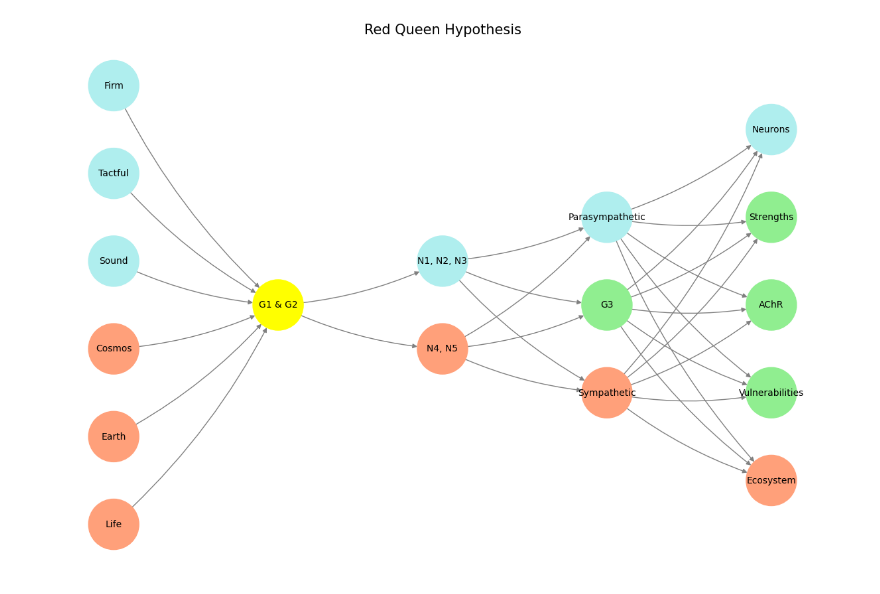
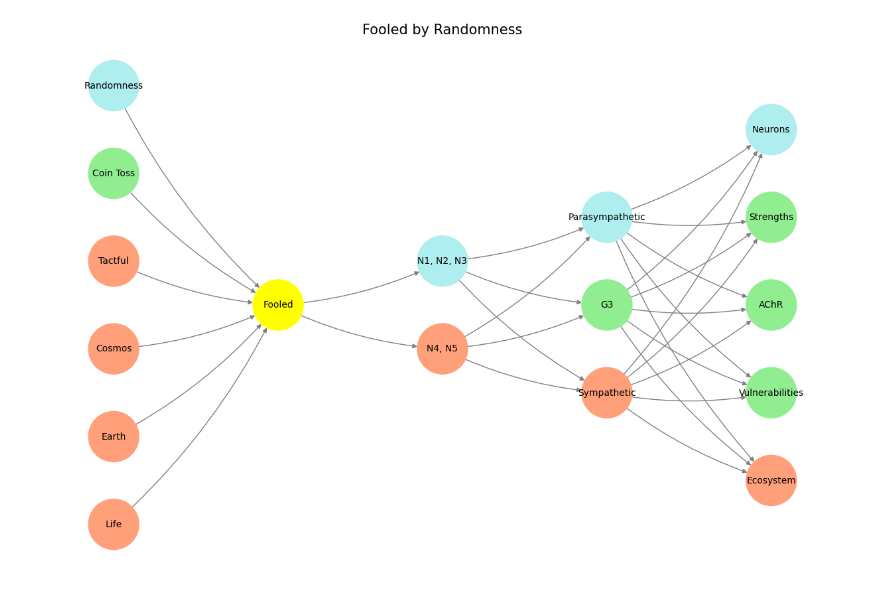
Before and after one commit to abikesa/digital, a Jupyter notebook: kitabo/ensi/_build/jupyter_execute/act1/chapter1.ipynb, the cells around one changed output. Cells and saved outputs as stored; diff of their text form; code cells hidden in the pictures.

Commit message:
fooled by randomness

```diff
--- a/kitabo/ensi/_build/jupyter_execute/act1/chapter1.ipynb
+++ b/kitabo/ensi/_build/jupyter_execute/act1/chapter1.ipynb
@@ -42,8 +44,8 @@ import networkx as nx
 # Define the neural network structure; modified to align with "Aprés Moi, Le Déluge" (i.e. Je suis AlexNet)
 def define_layers():
     return {
-        'Pre-Input/CudAlexnet': ['Life', 'Earth', 'Cosmos', 'Sound', 'Tactful', 'Firm'],
-        'Yellowstone/SensoryAI': ['G1 & G2'],
+        'Pre-Input/CudAlexnet': ['Life', 'Earth', 'Cosmos', 'Tactful', 'Coin Toss', 'Randomness'],
+        'Yellowstone/SensoryAI': ['Fooled'],
         'Input/AgenticAI': ['N4, N5', 'N1, N2, N3'],
         'Hidden/GenerativeAI': ['Sympathetic', 'G3', 'Parasympathetic'],
         'Output/PhysicalAI': ['Ecosystem', 'Vulnerabilities', 'AChR', 'Strengths', 'Neurons']
@@ -51,10 +53,12 @@ def define_layers():
 
 # Assign colors to nodes
 def assign_colors(node, layer):
-    if node == 'G1 & G2':
+    if node == 'Fooled':
         return 'yellow'
-    if layer == 'Pre-Input/CudAlexnet' and node in ['Sound', 'Tactful', 'Firm']:
+    if layer == 'Pre-Input/CudAlexnet' and node in ['Randomness']:
         return 'paleturquoise'
+    if layer == 'Pre-Input/CudAlexnet' and node in ['Coin Toss']:
+        return 'lightgreen'
     elif layer == 'Input/AgenticAI' and node == 'N1, N2, N3':
         return 'paleturquoise'
     elif layer == 'Hidden/GenerativeAI':
@@ -88,32 +92,32 @@ def visualize_nn():
     center_x = 0  # Align nodes horizontally
 
     # Add nodes and assign positions
     for i, (layer_name, nodes) in enumerate(layers.items()):
         y_positions = calculate_positions(nodes, center_x, offset=-len(layers) + i + 1)
         for node, position in zip(nodes, y_positions):
             G.add_node(node, layer=layer_name)
             pos[node] = position
             node_colors.append(assign_colors(node, layer_name))
 
     # Add edges (without weights)
     for layer_pair in [
         ('Pre-Input/CudAlexnet', 'Yellowstone/SensoryAI'), ('Yellowstone/SensoryAI', 'Input/AgenticAI'), ('Input/AgenticAI', 'Hidden/GenerativeAI'), ('Hidden/GenerativeAI', 'Output/PhysicalAI')
     ]:
         source_layer, target_layer = layer_pair
         for source in layers[source_layer]:
             for target in layers[target_layer]:
                 G.add_edge(source, target)
 
     # Draw the graph
     plt.figure(figsize=(12, 8))
     nx.draw(
         G, pos, with_labels=True, node_color=node_colors, edge_color='gray',
         node_size=3000, font_size=10, connectionstyle="arc3,rad=0.1"
     )
-    plt.title("Red Queen Hypothesis", fontsize=15)
+    plt.title("Fooled by Randomness", fontsize=15)
     plt.show()
 
 # Run the visualization
 visualize_nn()
 # %% [output]
-[figure, old version]
+[figure, new version]
```
Also changed, not shown: parts of 3 cells of this notebook, 6 other files.
